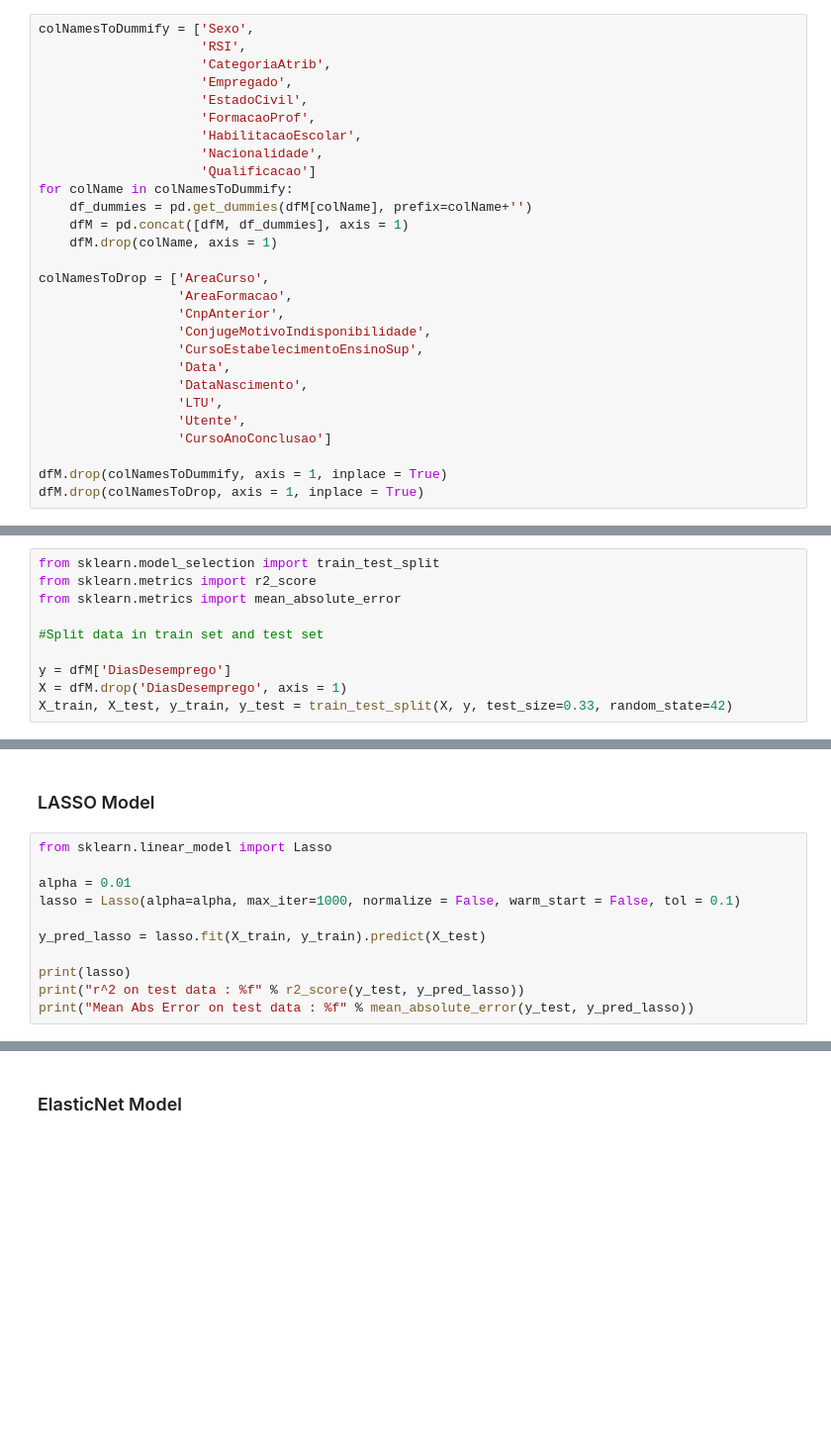
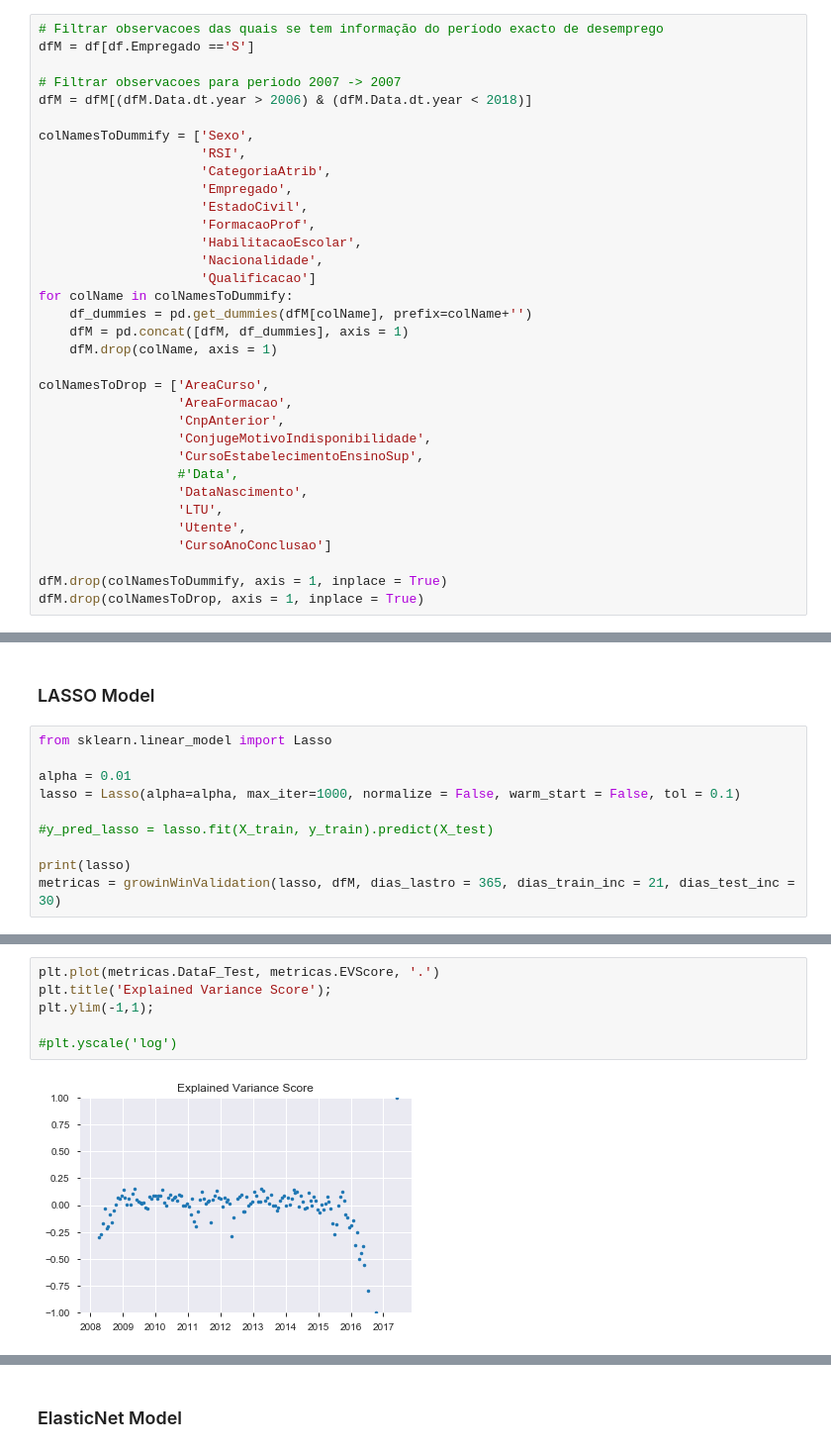
Before and after one commit to rui-mesquita/IEFP_DSSG, a Jupyter notebook: IEFP_DSSG/PredictionModel.ipynb, the cells around one changed output, grey strips where cells are left out. Shown at 99% size. Cells and saved outputs as stored; diff of their text form; blank space fills up the shorter version.

Commit message:
Adicionada funcao Growing Window Validation

```diff
--- a/IEFP_DSSG/PredictionModel.ipynb
+++ b/IEFP_DSSG/PredictionModel.ipynb
@@ -59,4 +61,10 @@ dfM = df[df.Empregado=='S']
 # %%
+# Filtrar observacoes das quais se tem informação do período exacto de desemprego
+dfM = df[df.Empregado =='S']
+
+# Filtrar observacoes para periodo 2007 -> 2007
+dfM = dfM[(dfM.Data.dt.year > 2006) & (dfM.Data.dt.year < 2018)]
+
 colNamesToDummify = ['Sexo',
                      'RSI',
                      'CategoriaAtrib',
@@ -76,7 +84,7 @@ colNamesToDrop = ['AreaCurso',
                   'CnpAnterior',
                   'ConjugeMotivoIndisponibilidade',
                   'CursoEstabelecimentoEnsinoSup',
-                  'Data',
+                  #'Data',
                   'DataNascimento',
                   'LTU',
                   'Utente',
@@ -109,10 +115,0 @@ dtype: object
-# %%
-from sklearn.model_selection import train_test_split
-from sklearn.metrics import r2_score
-from sklearn.metrics import mean_absolute_error
-
-#Split data in train set and test set
-
-y = dfM['DiasDesemprego']
-X = dfM.drop('DiasDesemprego', axis = 1)
-X_train, X_test, y_train, y_test = train_test_split(X, y, test_size=0.33, random_state=42)
@@ -124,11 +215,10 @@ from sklearn.linear_model import Lasso
 alpha = 0.01
 lasso = Lasso(alpha=alpha, max_iter=1000, normalize = False, warm_start = False, tol = 0.1)
 
-y_pred_lasso = lasso.fit(X_train, y_train).predict(X_test)
+#y_pred_lasso = lasso.fit(X_train, y_train).predict(X_test)
 
 print(lasso)
-print("r^2 on test data : %f" % r2_score(y_test, y_pred_lasso))
-print("Mean Abs Error on test data : %f" % mean_absolute_error(y_test, y_pred_lasso))
+metricas = growinWinValidation(lasso, dfM, dias_lastro = 365, dias_train_inc = 21, dias_test_inc = 30)
 # %% [output]
 Lasso(alpha=0.01, copy_X=True, fit_intercept=True, max_iter=1000,
    normalize=False, positive=False, precompute=False, random_state=None,
@@ -137,0 +247,8 @@ Mean Abs Error on test data : 180.427180
+# %%
+plt.plot(metricas.DataF_Test, metricas.EVScore, '.')
+plt.title('Explained Variance Score');
+plt.ylim(-1,1);
+
+#plt.yscale('log')
+# %% [output]
+[figure, added]
```
Also changed, not shown: parts of 26 cells of this notebook.
